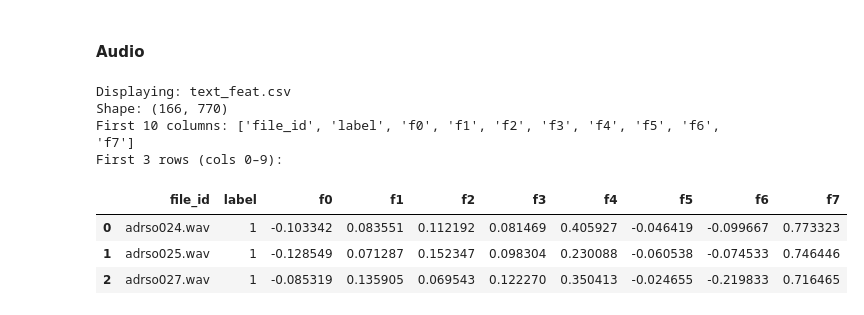
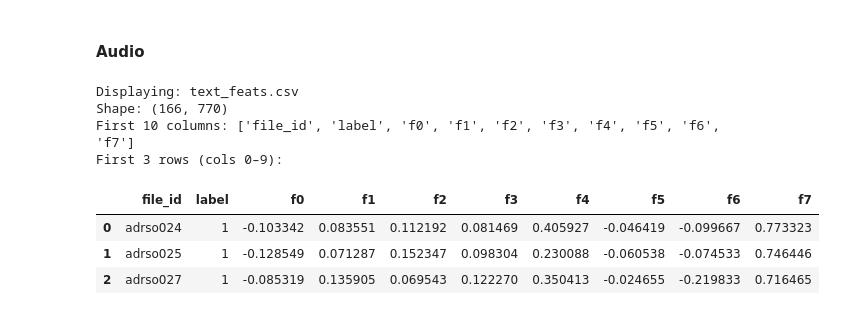
Before and after one commit to Keene-AI-Lab/audioxtext, a Jupyter notebook: multimodal.ipynb, the cells around one changed output. Saved outputs shown, nothing was run; the diff lists cells and outputs as text; code cells hidden in the pictures.

Commit message:
corrected text_feats.csv file_id column for consistency with audio feature vectors and split_master.csv

```diff
--- a/multimodal.ipynb
+++ b/multimodal.ipynb
@@ -96,13 +96,13 @@ First 3 rows (cols 0–9):
 # %% [markdown]
 #### Audio
 # %%
-inspect_df(text_feats,   'text_feat')
+inspect_df(text_feats,   'text_feats')
 # %% [output]
-Displaying: text_feat.csv
+Displaying: text_feats.csv
 Shape: (166, 770)
 First 10 columns: ['file_id', 'label', 'f0', 'f1', 'f2', 'f3', 'f4', 'f5', 'f6', 'f7']
 First 3 rows (cols 0–9):
 |  | file_id | label | f0 | f1 | f2 | f3 | f4 | f5 | f6 | f7 |
-| 0 | adrso024.wav | 1 | -0.103342 | 0.083551 | 0.112192 | 0.081469 | 0.405927 | -0.046419 | -0.099667 | 0.773323 |
-| 1 | adrso025.wav | 1 | -0.128549 | 0.071287 | 0.152347 | 0.098304 | 0.230088 | -0.060538 | -0.074533 | 0.746446 |
-| 2 | adrso027.wav | 1 | -0.085319 | 0.135905 | 0.069543 | 0.122270 | 0.350413 | -0.024655 | -0.219833 | 0.716465 |
+| 0 | adrso024 | 1 | -0.103342 | 0.083551 | 0.112192 | 0.081469 | 0.405927 | -0.046419 | -0.099667 | 0.773323 |
+| 1 | adrso025 | 1 | -0.128549 | 0.071287 | 0.152347 | 0.098304 | 0.230088 | -0.060538 | -0.074533 | 0.746446 |
+| 2 | adrso027 | 1 | -0.085319 | 0.135905 | 0.069543 | 0.122270 | 0.350413 | -0.024655 | -0.219833 | 0.716465 |
```
